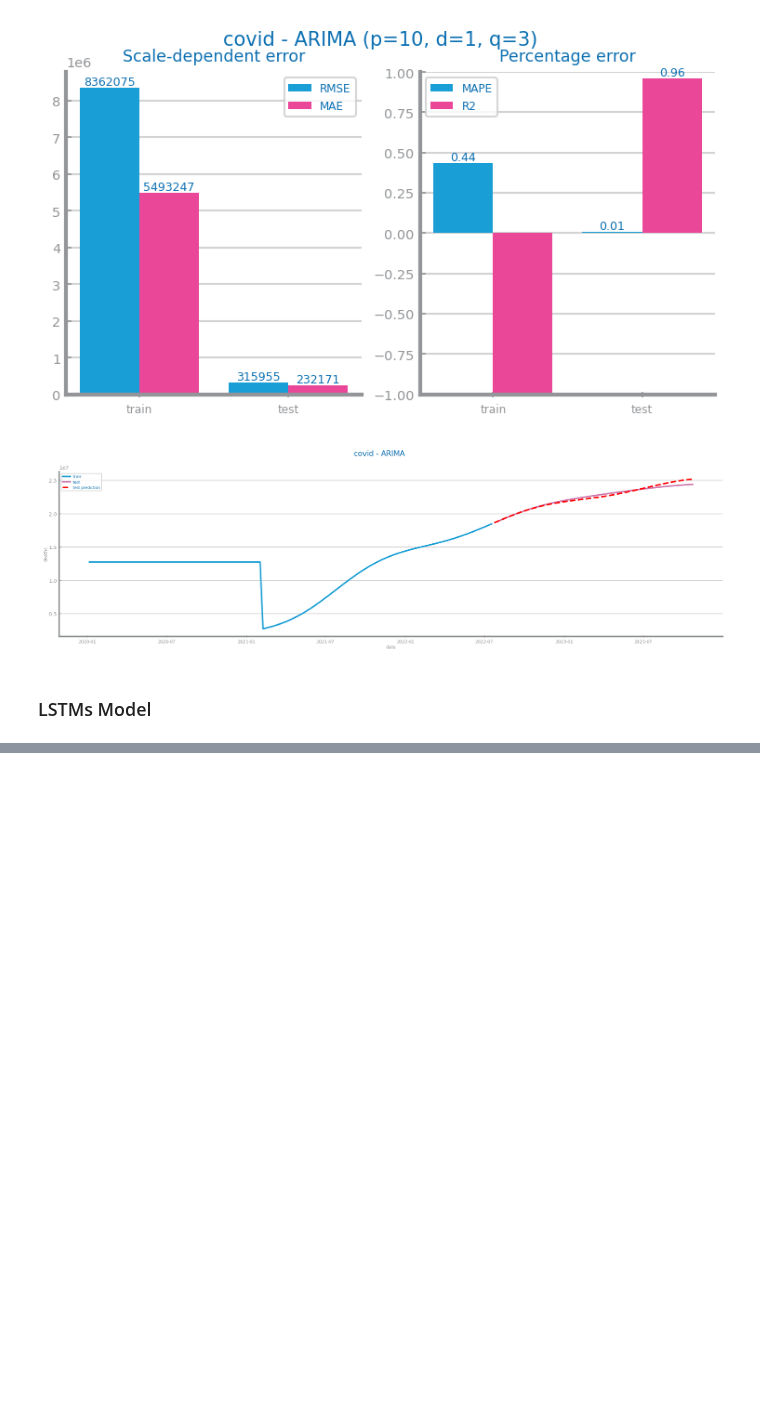
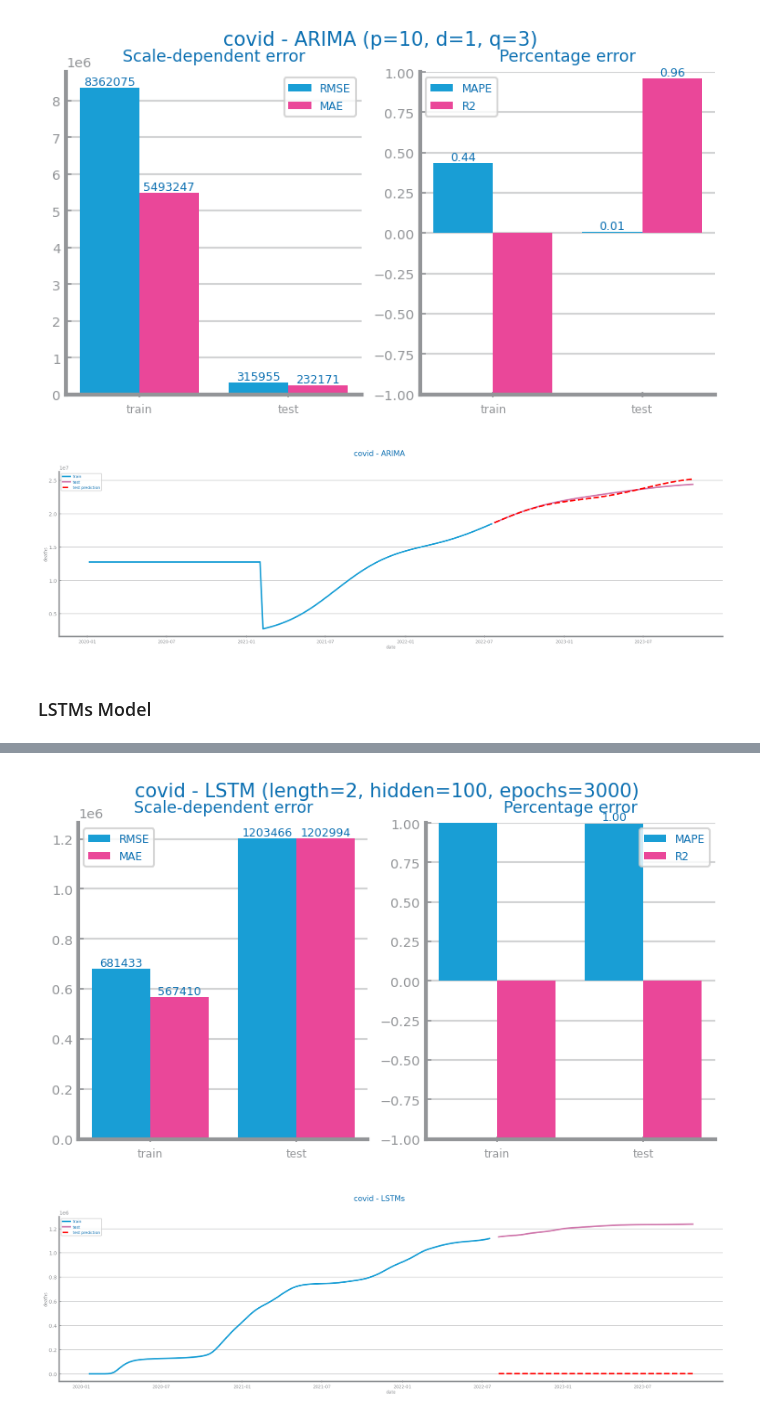
Before and after one commit to raquelfmcardoso/datascience-2023-2024-project, a Jupyter notebook: forecasting/covid_timeseries.ipynb, the cells around one changed output, grey strips where cells are left out. Drawn from its saved outputs; the diff is of its cells as text; code cells hidden in the pictures; blank space fills up the shorter version.

Commit message:
added graphs of LSTM

```diff
--- a/forecasting/covid_timeseries.ipynb
+++ b/forecasting/covid_timeseries.ipynb
@@ -1136,10 +1136,18 @@ class DS_LSTM(Module):
 # %%
 from pandas import read_csv, DataFrame, Series
 from dslabs_functions import series_train_test_split
+import numpy as np
 
 measure: str = "R2"
 
 series = data[[target]].values.astype("float32")
 
-train_size = int(len(series) * 0.90)
+train_size = int(len(series) * 0.67)
 train, test = series[:train_size], series[train_size:]
+
+median_train = np.nanmedian(train)
+print(median_train)
+train[np.isnan(train)] = median_train
+
+median_test = np.nanmedian(test)
+test[np.isnan(test)] = median_test
@@ -1207,33 +1238,38 @@ best_model, best_params = lstm_study(train, test, nr_episodes=3000, measure=meas
 # %%
 from dslabs_functions import plot_forecasting_eval
 
+timecol: str = "date"
 params = best_params["params"]
 best_length = params[0]
 trnX, trnY = prepare_dataset_for_lstm(train, seq_length=best_length)
 tstX, tstY = prepare_dataset_for_lstm(test, seq_length=best_length)
 
 prd_trn = best_model.predict(trnX)
 prd_tst = best_model.predict(tstX)
+
 
 plot_forecasting_eval(
     train[best_length:],
     test[best_length:],
     prd_trn,
     prd_tst,
     title=f"{file_tag} - LSTM (length={best_length}, hidden={params[1]}, epochs={params[2]})",
 )
 savefig(f"images/{file_tag}/evaluation/lstms_{measure}_eval.png")
 
 series = data[[target]]
 train, test = series[:train_size], series[train_size:]
 pred_series: Series = Series(prd_tst.numpy().ravel(), index=test.index[best_length:])
 
 plot_forecasting_series(
     train[best_length:],
     test[best_length:],
     pred_series,
     title=f"{file_tag} - LSTMs ",
     xlabel=timecol,
     ylabel=target,
 )
 savefig(f"images/{file_tag}/evaluation/lstms_{measure}_forecast.png")
+# %% [output]
+[figure, added]
+[figure, added]
```
Also changed, not shown: parts of 3 cells of this notebook, 4 other files.
